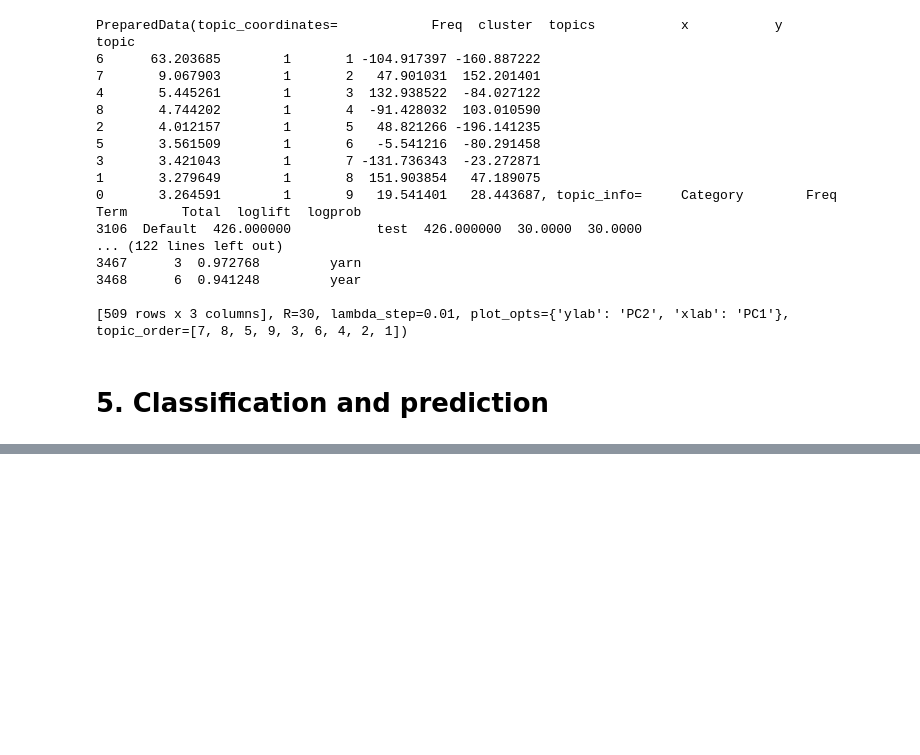
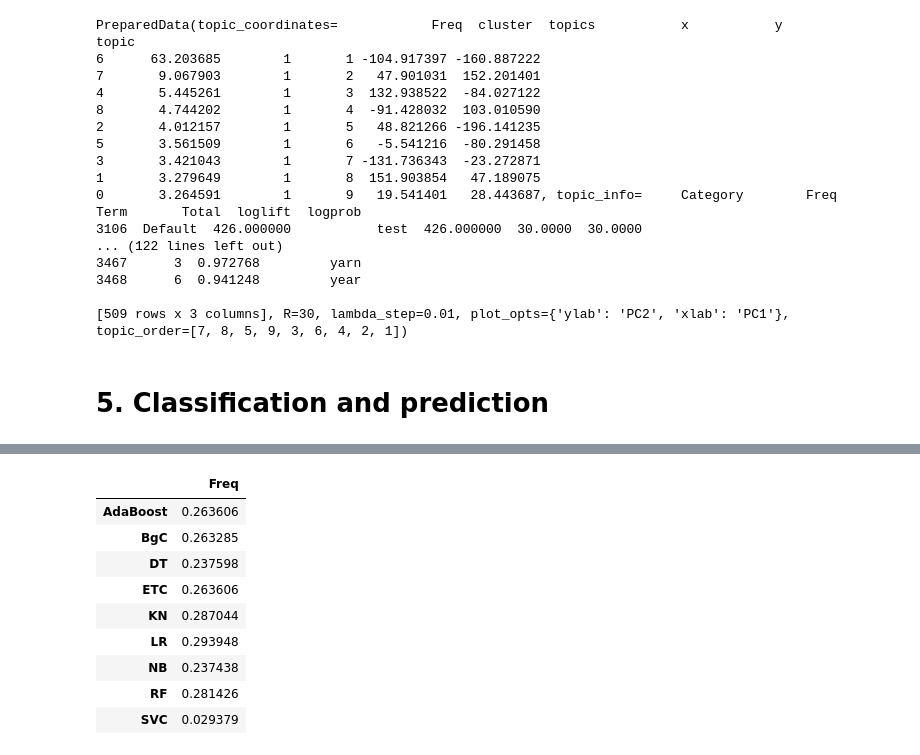
Before and after one commit to Knarik1/NLP_Research_1, a Jupyter notebook: TF-IDF_Topic_Modeling_and_Classification.ipynb, the cells around one changed output, grey strips where cells are left out. Saved outputs shown, nothing was run; the diff lists cells and outputs as text; code cells hidden in the pictures; blank space fills up the shorter version.

```diff
--- a/TF-IDF_Topic_Modeling_and_Classification.ipynb
+++ b/TF-IDF_Topic_Modeling_and_Classification.ipynb
@@ -410,0 +439,14 @@ df.plot(kind='bar', figsize=(11,6), ylim=(0.1,1.0));
+# %%
+fre_df = pd.DataFrame.from_items(freq_pred_scores_sorted, orient='index', columns=['Freq'])
+fre_df
+# %% [output]
+|  | Freq |
+| AdaBoost | 0.263606 |
+| BgC | 0.263285 |
+| DT | 0.237598 |
+| ETC | 0.263606 |
+| KN | 0.287044 |
+| LR | 0.293948 |
+| NB | 0.237438 |
+| RF | 0.281426 |
+| SVC | 0.029379 |
```
Also changed, not shown: parts of 6 cells of this notebook.
